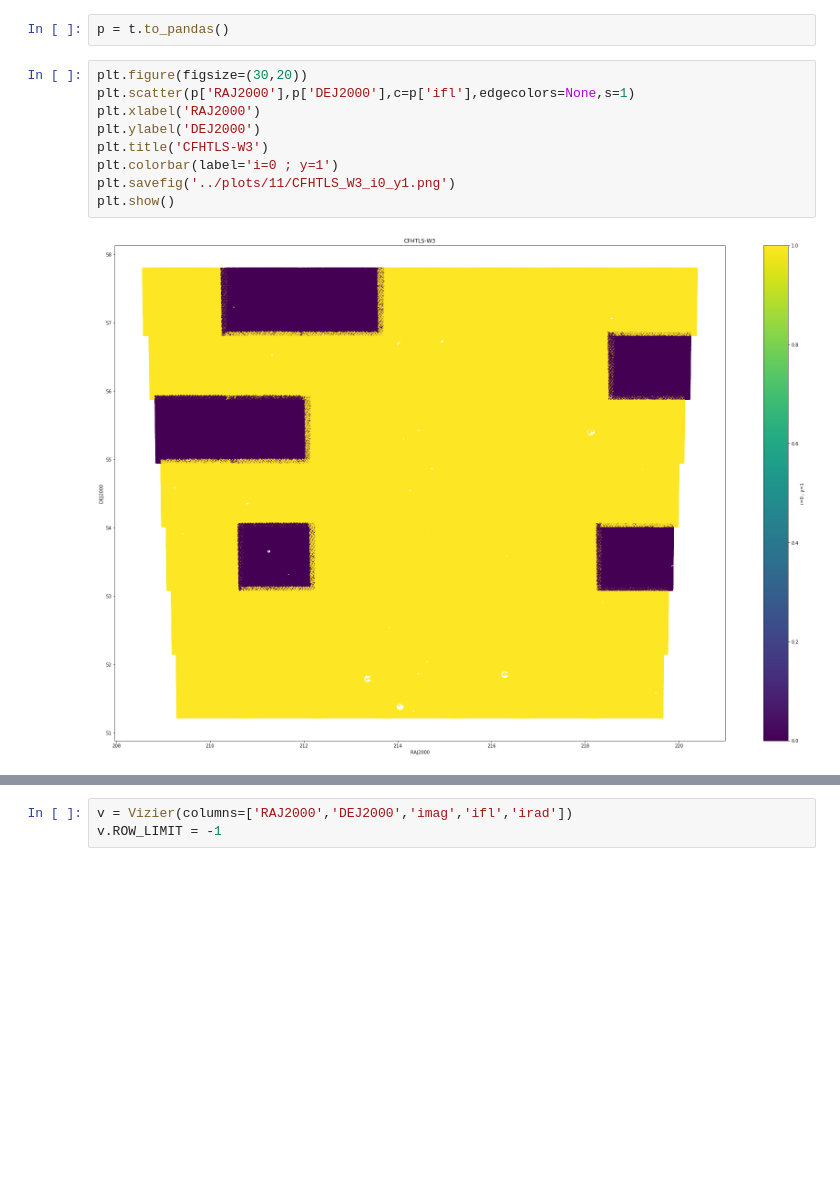
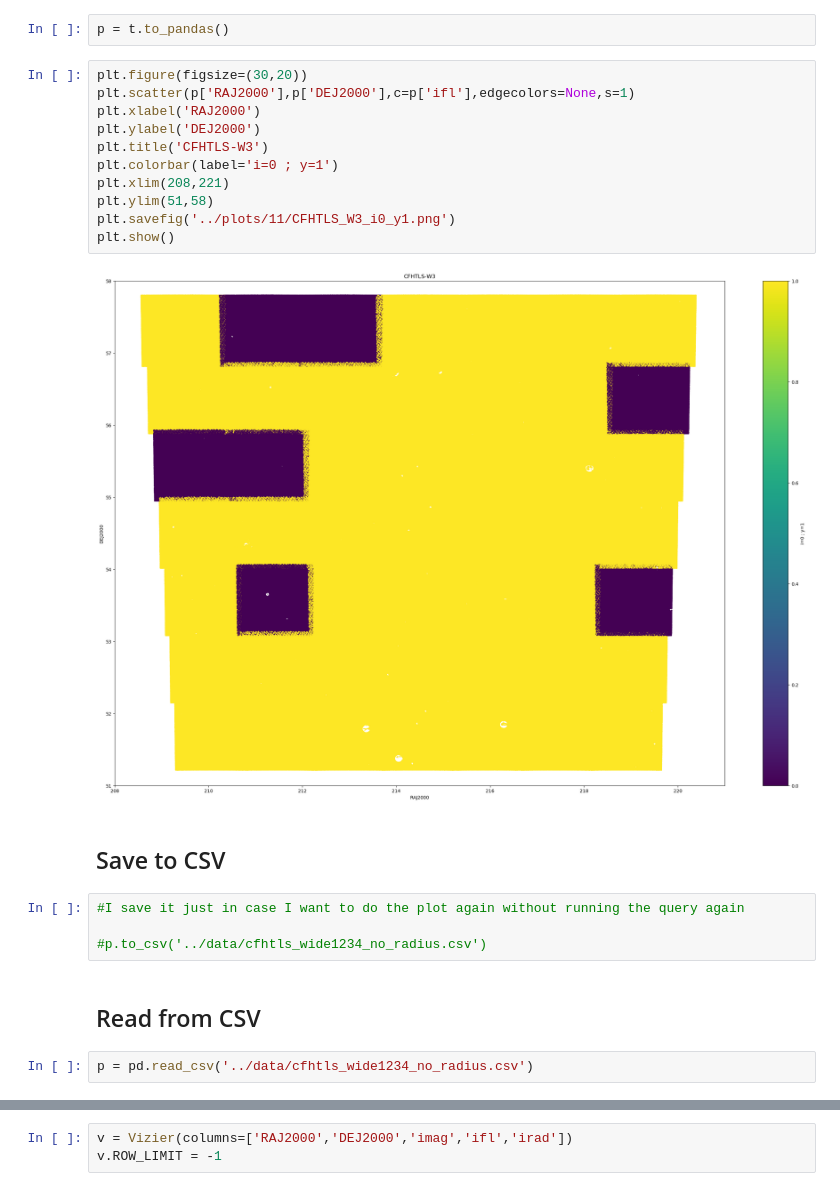
Before and after one commit to GiorgioManzoni/PAUS_code, a Jupyter notebook: 011_radius_essential.ipynb, the cells around one changed output, grey strips where cells are left out. Saved outputs shown, nothing was run; the diff lists cells and outputs as text; blank space fills up the shorter version.

```diff
--- a/011_radius_essential.ipynb
+++ b/011_radius_essential.ipynb
@@ -1169,14 +1202,26 @@ p = t.to_pandas()
 # %%
 plt.figure(figsize=(30,20))
 plt.scatter(p['RAJ2000'],p['DEJ2000'],c=p['ifl'],edgecolors=None,s=1)
 plt.xlabel('RAJ2000')
 plt.ylabel('DEJ2000')
 plt.title('CFHTLS-W3')
 plt.colorbar(label='i=0 ; y=1')
+plt.xlim(208,221)
+plt.ylim(51,58)
 plt.savefig('../plots/11/CFHTLS_W3_i0_y1.png')
 plt.show()
 # %% [output]
-[figure, old version]
+[figure, new version]
+# %% [markdown]
+## Save to CSV
+# %%
+#I save it just in case I want to do the plot again without running the query again
+
+#p.to_csv('../data/cfhtls_wide1234_no_radius.csv')
+# %% [markdown]
+## Read from CSV
+# %%
+p = pd.read_csv('../data/cfhtls_wide1234_no_radius.csv')
 # %%
 p.columns.values
 # %% [output]
```
Also changed, not shown: parts of 21 cells of this notebook, 1 other file.
